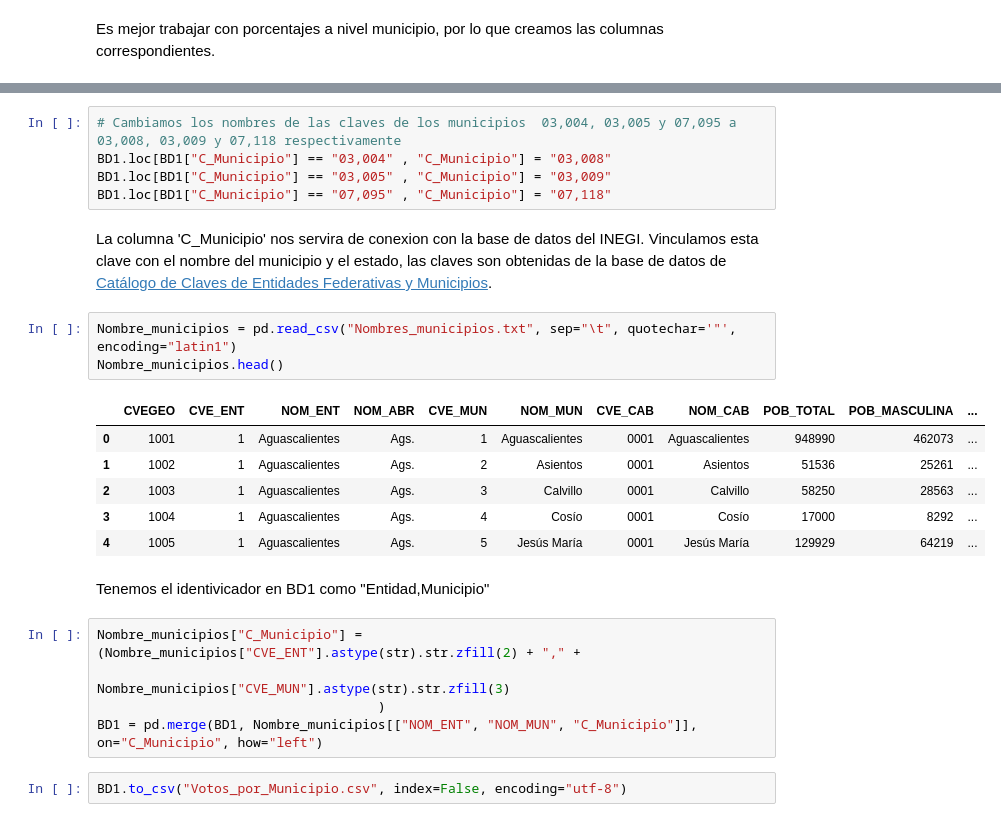
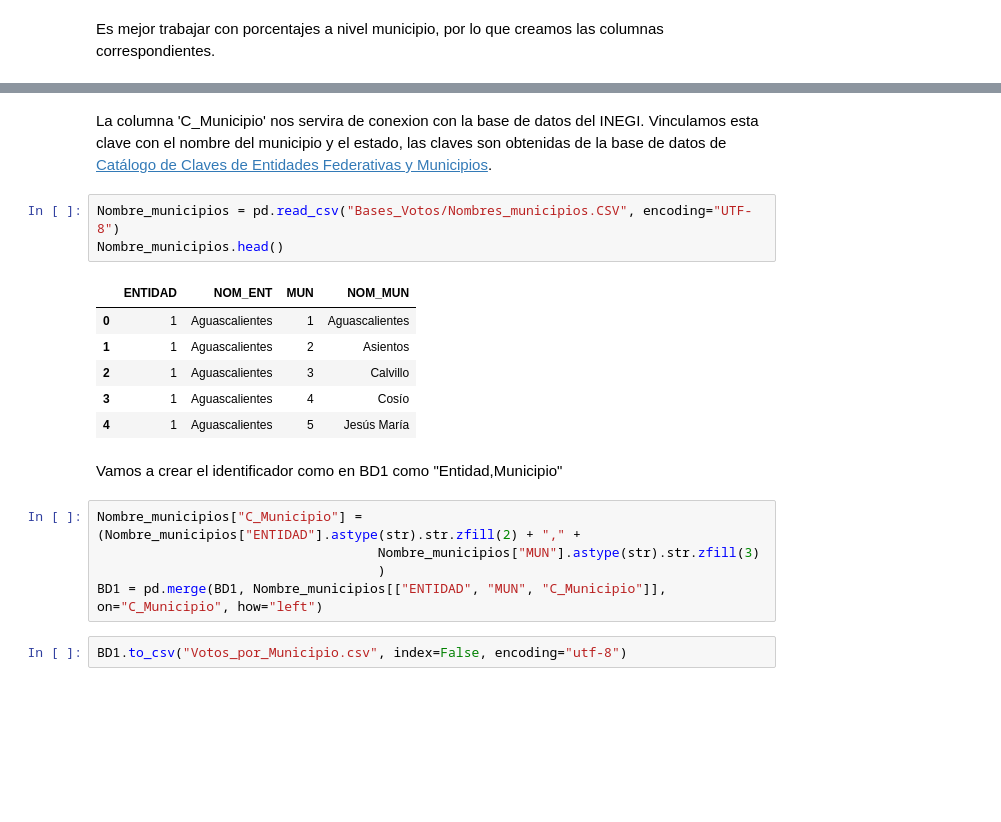
Before and after one commit to DavidGMtz/Analisis_elecciones_presidenciales_2018-, a Jupyter notebook: Votos.ipynb, the cells around one changed output, grey strips where cells are left out. Saved outputs shown, nothing was run; the diff lists cells and outputs as text; blank space fills up the shorter version.

```diff
--- a/Votos.ipynb
+++ b/Votos.ipynb
@@ -216,26 +211,21 @@ Index(['C_Municipio', 'AMLO', 'Anaya', 'Total_Votos'], dtype='object')
-# %%
-# Cambiamos los nombres de las claves de los municipios  03,004, 03,005 y 07,095 a 03,008, 03,009 y 07,118 respectivamente
-BD1.loc[BD1["C_Municipio"] == "03,004" , "C_Municipio"] = "03,008"
-BD1.loc[BD1["C_Municipio"] == "03,005" , "C_Municipio"] = "03,009"
-BD1.loc[BD1["C_Municipio"] == "07,095" , "C_Municipio"] = "07,118"
 # %% [markdown]
 La columna 'C_Municipio' nos servira de conexion con la base de datos del INEGI. Vinculamos esta clave con el nombre del municipio y el estado, las claves son obtenidas de la base de datos de [Catálogo de Claves de Entidades Federativas y Municipios](https://www.inegi.org.mx/app/ageeml/#).
 # %%
-Nombre_municipios = pd.read_csv("Nombres_municipios.txt", sep="\t", quotechar='"', encoding="latin1")
+Nombre_municipios = pd.read_csv("Bases_Votos/Nombres_municipios.CSV", encoding="UTF-8")
 Nombre_municipios.head()
 # %% [output]
-|  | CVEGEO | CVE_ENT | NOM_ENT | NOM_ABR | CVE_MUN | NOM_MUN | CVE_CAB | NOM_CAB | POB_TOTAL | POB_MASCULINA | ... |
-| 0 | 1001 | 1 | Aguascalientes | Ags. | 1 | Aguascalientes | 0001 | Aguascalientes | 948990 | 462073 | ... |
-| 1 | 1002 | 1 | Aguascalientes | Ags. | 2 | Asientos | 0001 | Asientos | 51536 | 25261 | ... |
-| 2 | 1003 | 1 | Aguascalientes | Ags. | 3 | Calvillo | 0001 | Calvillo | 58250 | 28563 | ... |
-| 3 | 1004 | 1 | Aguascalientes | Ags. | 4 | Cosío | 0001 | Cosío | 17000 | 8292 | ... |
-| 4 | 1005 | 1 | Aguascalientes | Ags. | 5 | Jesús María | 0001 | Jesús María | 129929 | 64219 | ... |
+|  | ENTIDAD | NOM_ENT | MUN | NOM_MUN |
+| 0 | 1 | Aguascalientes | 1 | Aguascalientes |
+| 1 | 1 | Aguascalientes | 2 | Asientos |
+| 2 | 1 | Aguascalientes | 3 | Calvillo |
+| 3 | 1 | Aguascalientes | 4 | Cosío |
+| 4 | 1 | Aguascalientes | 5 | Jesús María |
 # %% [markdown]
-Tenemos el identivicador en BD1 como "Entidad,Municipio"
+Vamos a crear el identificador como en BD1 como "Entidad,Municipio"
 # %%
-Nombre_municipios["C_Municipio"] = (Nombre_municipios["CVE_ENT"].astype(str).str.zfill(2) + "," +
-                                    Nombre_municipios["CVE_MUN"].astype(str).str.zfill(3)
+Nombre_municipios["C_Municipio"] = (Nombre_municipios["ENTIDAD"].astype(str).str.zfill(2) + "," +
+                                    Nombre_municipios["MUN"].astype(str).str.zfill(3)
                                     )
-BD1 = pd.merge(BD1, Nombre_municipios[["NOM_ENT", "NOM_MUN", "C_Municipio"]], on="C_Municipio", how="left")
+BD1 = pd.merge(BD1, Nombre_municipios[["ENTIDAD", "MUN", "C_Municipio"]], on="C_Municipio", how="left")
 # %%
 BD1.to_csv("Votos_por_Municipio.csv", index=False, encoding="utf-8")
```
Also changed, not shown: parts of 6 cells of this notebook, 11 other files.
